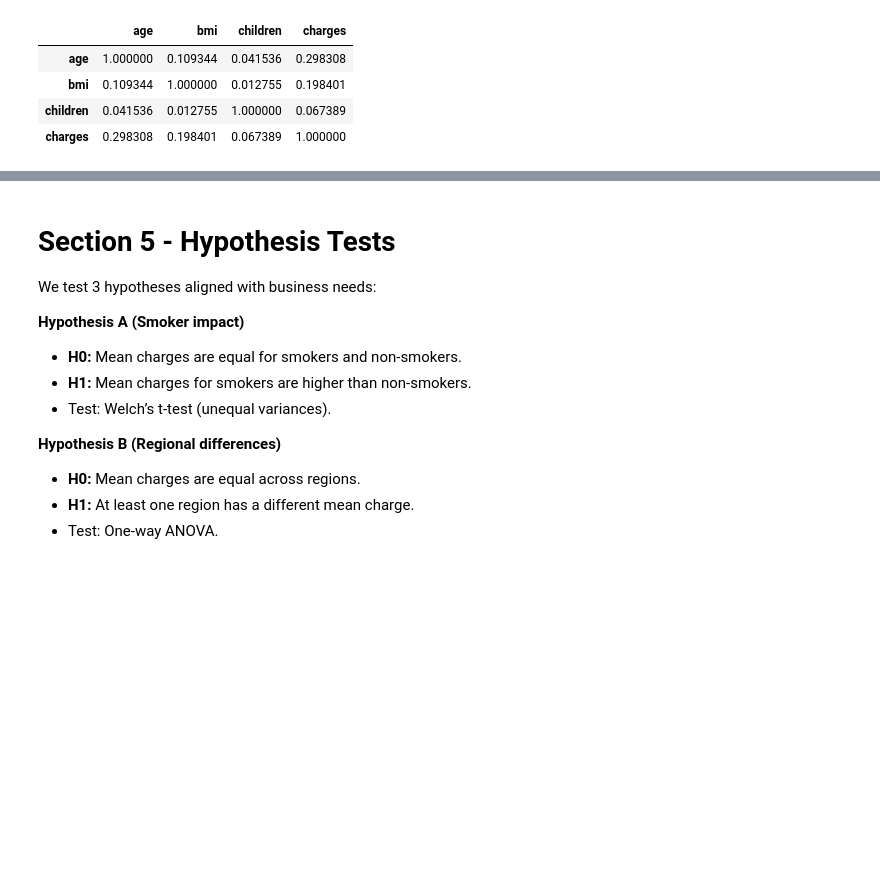
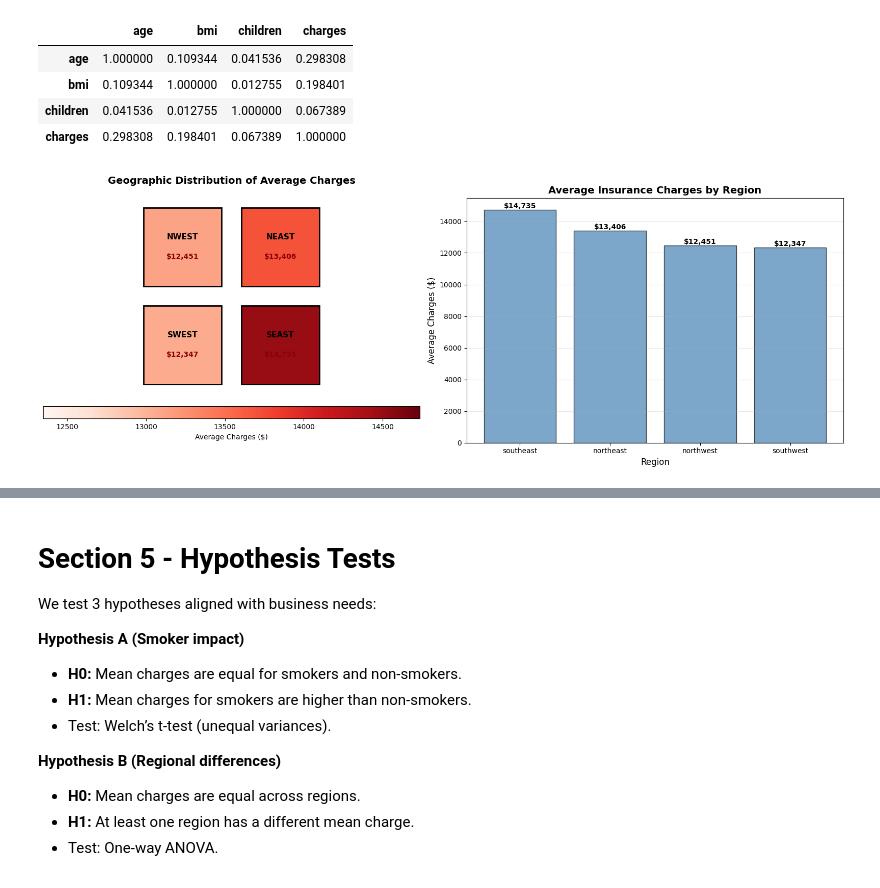
Before and after one commit to sergionzeutcho-rgb/Healthcare_insurance, a Jupyter notebook: jupyter_notebooks/Healthcare_insurance.ipynb, the cells around one changed output, grey strips where cells are left out. Saved outputs shown, nothing was run; the diff lists cells and outputs as text; code cells hidden in the pictures; blank space fills up the shorter version.

```diff
--- a/jupyter_notebooks/Healthcare_insurance.ipynb
+++ b/jupyter_notebooks/Healthcare_insurance.ipynb
@@ -279,3 +279,78 @@ corr
 | bmi | 0.109344 | 1.000000 | 0.012755 | 0.198401 |
 | children | 0.041536 | 0.012755 | 1.000000 | 0.067389 |
 | charges | 0.298308 | 0.198401 | 0.067389 | 1.000000 |
+# %%
+# Regional Analysis with Geographic Map
+region_data = df.groupby('region')['charges'].agg(['mean', 'count']).sort_values('mean', ascending=False)
+
+fig, (ax_map, ax_bar) = plt.subplots(1, 2, figsize=(16, 6))
+
+# Left: Geographic map visualization
+regions_coords = {
+    'northwest': (0.25, 0.75),
+    'northeast': (0.75, 0.75),
+    'southwest': (0.25, 0.25),
+    'southeast': (0.75, 0.25)
+}
+
+# Get colors based on charge values
+charges_normalized = (region_data['mean'] - region_data['mean'].min()) / (region_data['mean'].max() - region_data['mean'].min())
+
+# Plot each region as a colored square
+for region in regions_coords:
+    x, y = regions_coords[region]
+    if region in region_data.index:
+        avg_charge = region_data.loc[region, 'mean']
+        color_intensity = charges_normalized.loc[region]
+        color = plt.cm.Reds(0.3 + color_intensity * 0.6)
+
+        # Draw region box
+        rect = plt.Rectangle((x-0.2, y-0.2), 0.4, 0.4,
+                            facecolor=color, edgecolor='black', linewidth=2)
+        ax_map.add_patch(rect)
+
+        # Add region name and charge
+        ax_map.text(x, y+0.05, region.upper().replace('NORTH', 'N').replace('SOUTH', 'S'),
+                  ha='center', va='center', fontweight='bold', fontsize=11)
+        ax_map.text(x, y-0.05, f'${avg_charge:,.0f}',
+                  ha='center', va='center', fontsize=10, color='darkred', fontweight='bold')
+
+ax_map.set_xlim(0, 1)
+ax_map.set_ylim(0, 1)
+ax_map.set_aspect('equal')
+ax_map.axis('off')
+ax_map.set_title('Geographic Distribution of Average Charges', fontsize=14, fontweight='bold', pad=20)
+
+# Add colorbar legend
+sm = plt.cm.ScalarMappable(cmap=plt.cm.Reds,
+                          norm=plt.Normalize(vmin=region_data['mean'].min(),
+                                            vmax=region_data['mean'].max()))
+sm.set_array([])
+cbar = plt.colorbar(sm, ax=ax_map, orientation='horizontal', pad=0.05, aspect=30)
+cbar.set_label('Average Charges ($)', fontsize=10)
+
+# Right: Bar chart
+bars = ax_bar.bar(region_data.index, region_data['mean'], color='steelblue',
+             edgecolor='black', alpha=0.7)
+ax_bar.set_ylabel('Average Charges ($)', fontsize=12)
+ax_bar.set_xlabel('Region', fontsize=12)
+ax_bar.set_title('Average Insurance Charges by Region', fontsize=14, fontweight='bold')
+ax_bar.grid(axis='y', alpha=0.3)
+
+# Add value labels
+for bar in bars:
+    height = bar.get_height()
+    ax_bar.text(bar.get_x() + bar.get_width()/2., height,
+           f'${height:,.0f}',
+           ha='center', va='bottom', fontweight='bold', fontsize=10)
+
+plt.tight_layout()
+plt.show()
+
+print(f"Regional Analysis:")
+print(f"Southeast region has the highest average charges: ${region_data.loc['southeast', 'mean']:,.0f}")
+print(f"Southwest has the lowest: ${region_data.loc['southwest', 'mean']:,.0f}")
+print(f"Difference: ${region_data['mean'].max() - region_data['mean'].min():,.0f}")
+print("\nThis difference is modest compared to the smoker effect.")
+# %% [output]
+[figure, added]
```
Also changed, not shown: parts of 3 cells of this notebook, 2 other files.
